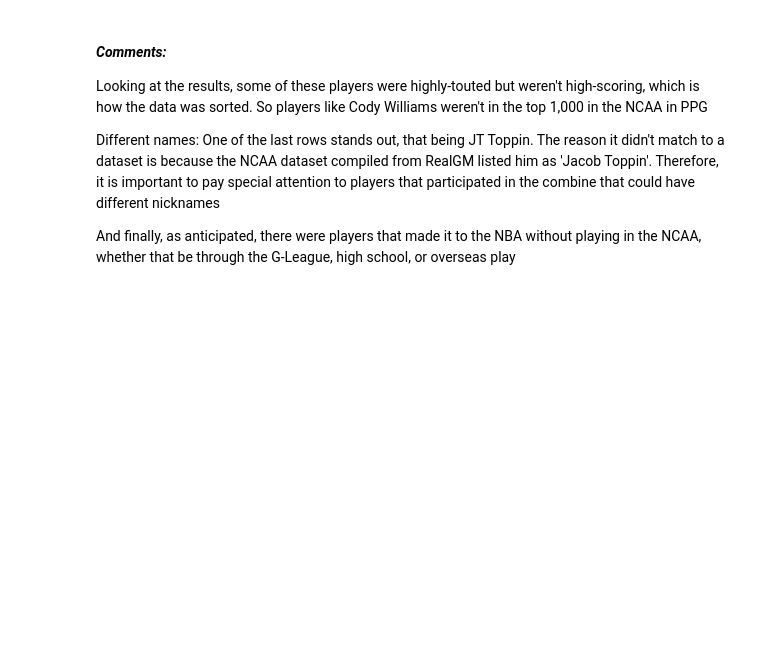
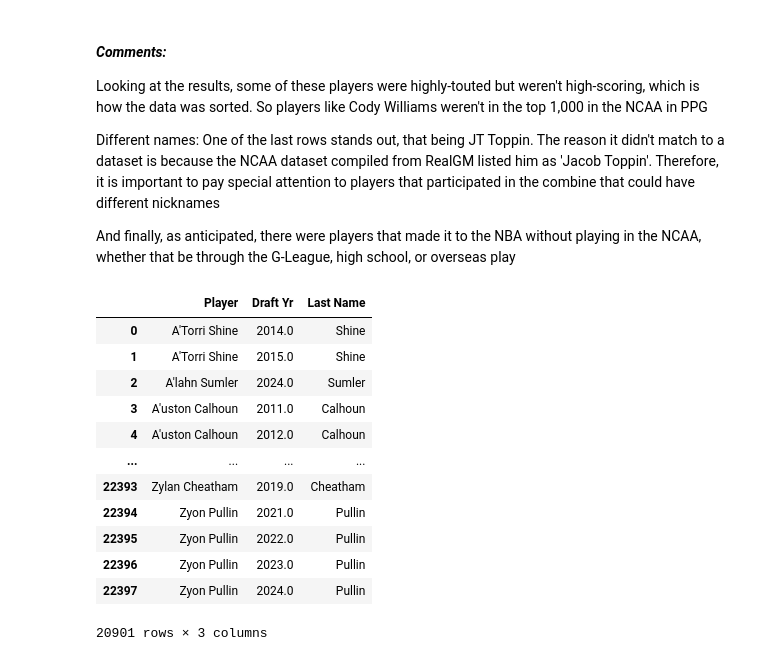
Before and after one commit to jkenzak/nbadraft, a Jupyter notebook: notebooks/02_data_cleaning.ipynb, the cells around one changed output. Cells and saved outputs as stored; diff of their text form; code cells hidden in the pictures; blank space fills up the shorter version.

```diff
--- a/notebooks/02_data_cleaning.ipynb
+++ b/notebooks/02_data_cleaning.ipynb
@@ -40,0 +53,20 @@ And finally, as anticipated, there were players that made it to the NBA without
+# %%
+combine_nomatches = merge_test.query("matched=='left_only'")[['PLAYER', 'DRAFT YR']]
+combine_nomatches['LAST NAME'] = combine_nomatches['PLAYER'].str.split(expand=True)[1]
+ncaa_nomatches = merge_test.query("matched=='right_only'")[['Player', 'Draft Yr']]
+ncaa_nomatches['Last Name'] = ncaa_nomatches['Player'].str.split(expand=True)[1]
+ncaa_nomatches
+# %% [output]
+|  | Player | Draft Yr | Last Name |
+| 0 | A'Torri Shine | 2014.0 | Shine |
+| 1 | A'Torri Shine | 2015.0 | Shine |
+| 2 | A'lahn Sumler | 2024.0 | Sumler |
+| 3 | A'uston Calhoun | 2011.0 | Calhoun |
+| 4 | A'uston Calhoun | 2012.0 | Calhoun |
+| ... | ... | ... | ... |
+| 22393 | Zylan Cheatham | 2019.0 | Cheatham |
+| 22394 | Zyon Pullin | 2021.0 | Pullin |
+| 22395 | Zyon Pullin | 2022.0 | Pullin |
+| 22396 | Zyon Pullin | 2023.0 | Pullin |
+| 22397 | Zyon Pullin | 2024.0 | Pullin |
+20901 rows × 3 columns
```
Also changed, not shown: parts of 18 cells of this notebook, 3 other files.
